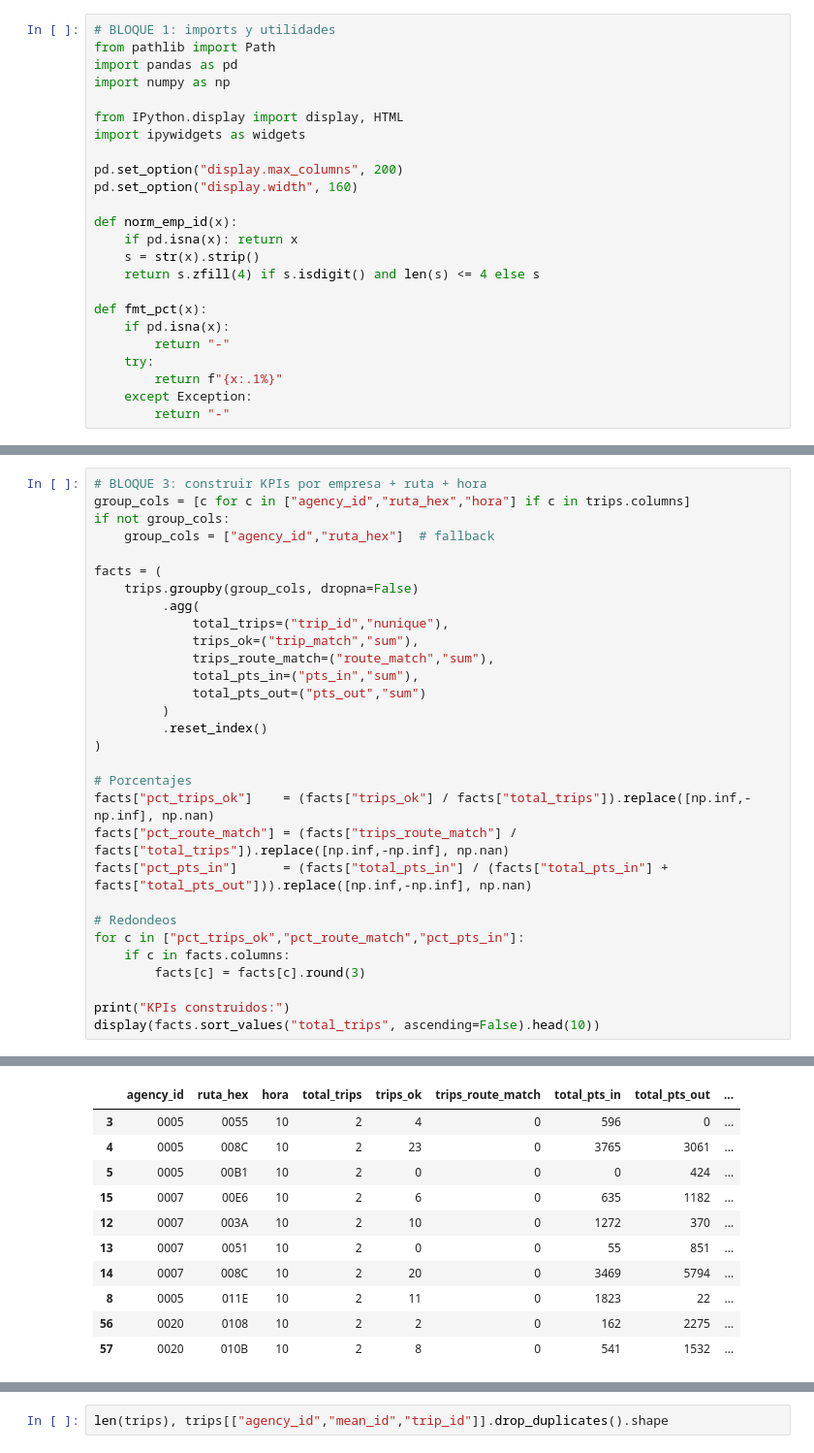
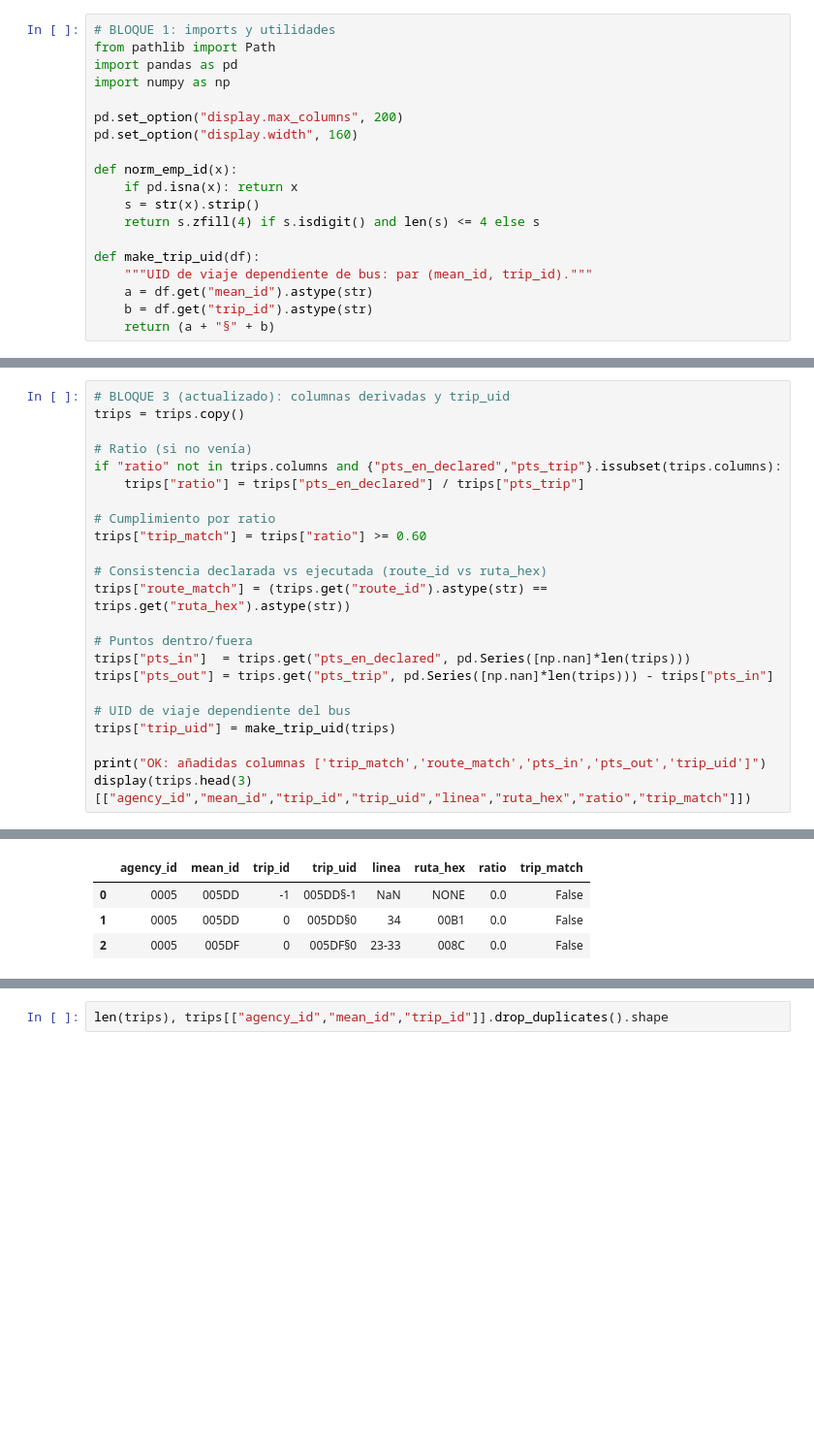
Before and after one commit to alantorresve/cumplimiento-rutas-h3, a Jupyter notebook: app.ipynb, the cells around one changed output, grey strips where cells are left out. Shown: that part at 97% size. Drawn from its saved outputs; the diff is of its cells as text; blank space fills up the shorter version.

```diff
--- a/app.ipynb
+++ b/app.ipynb
@@ -26,9 +3,6 @@ Note: you may need to restart the kernel to use updated packages.
 from pathlib import Path
 import pandas as pd
 import numpy as np
-
-from IPython.display import display, HTML
-import ipywidgets as widgets
 
 pd.set_option("display.max_columns", 200)
 pd.set_option("display.width", 160)
@@ -38,11 +12,9 @@ def norm_emp_id(x):
     s = str(x).strip()
     return s.zfill(4) if s.isdigit() and len(s) <= 4 else s
 
-def fmt_pct(x):
-    if pd.isna(x):
-        return "-"
-    try:
-        return f"{x:.1%}"
-    except Exception:
-        return "-"
+def make_trip_uid(df):
+    """UID de viaje dependiente de bus: par (mean_id, trip_id)."""
+    a = df.get("mean_id").astype(str)
+    b = df.get("trip_id").astype(str)
+    return (a + "§" + b)
 # %%
@@ -93,31 +72,24 @@ shape: (521, 14)
 # %%
-# BLOQUE 3: construir KPIs por empresa + ruta + hora
-group_cols = [c for c in ["agency_id","ruta_hex","hora"] if c in trips.columns]
-if not group_cols:
-    group_cols = ["agency_id","ruta_hex"]  # fallback
+# BLOQUE 3 (actualizado): columnas derivadas y trip_uid
+trips = trips.copy()
 
-facts = (
-    trips.groupby(group_cols, dropna=False)
-         .agg(
-             total_trips=("trip_id","nunique"),
-             trips_ok=("trip_match","sum"),
-             trips_route_match=("route_match","sum"),
-             total_pts_in=("pts_in","sum"),
-             total_pts_out=("pts_out","sum")
-         )
-         .reset_index()
-)
+# Ratio (si no venía)
+if "ratio" not in trips.columns and {"pts_en_declared","pts_trip"}.issubset(trips.columns):
+    trips["ratio"] = trips["pts_en_declared"] / trips["pts_trip"]
 
-# Porcentajes
-facts["pct_trips_ok"]    = (facts["trips_ok"] / facts["total_trips"]).replace([np.inf,-np.inf], np.nan)
-facts["pct_route_match"] = (facts["trips_route_match"] / facts["total_trips"]).replace([np.inf,-np.inf], np.nan)
-facts["pct_pts_in"]      = (facts["total_pts_in"] / (facts["total_pts_in"] + facts["total_pts_out"])).replace([np.inf,-np.inf], np.nan)
+# Cumplimiento por ratio
+trips["trip_match"] = trips["ratio"] >= 0.60
 
-# Redondeos
-for c in ["pct_trips_ok","pct_route_match","pct_pts_in"]:
-    if c in facts.columns:
-        facts[c] = facts[c].round(3)
+# Consistencia declarada vs ejecutada (route_id vs ruta_hex)
+trips["route_match"] = (trips.get("route_id").astype(str) == trips.get("ruta_hex").astype(str))
 
-print("KPIs construidos:")
-display(facts.sort_values("total_trips", ascending=False).head(10))
+# Puntos dentro/fuera
+trips["pts_in"]  = trips.get("pts_en_declared", pd.Series([np.nan]*len(trips)))
+trips["pts_out"] = trips.get("pts_trip", pd.Series([np.nan]*len(trips))) - trips["pts_in"]
+
+# UID de viaje dependiente del bus
+trips["trip_uid"] = make_trip_uid(trips)
+
+print("OK: añadidas columnas ['trip_match','route_match','pts_in','pts_out','trip_uid']")
+display(trips.head(3)[["agency_id","mean_id","trip_id","trip_uid","linea","ruta_hex","ratio","trip_match"]])
 # %% [output]
@@ -125,12 +97,5 @@ KPIs construidos:
-|  | agency_id | ruta_hex | hora | total_trips | trips_ok | trips_route_match | total_pts_in | total_pts_out | ... |
-| 3 | 0005 | 0055 | 10 | 2 | 4 | 0 | 596 | 0 | ... |
-| 4 | 0005 | 008C | 10 | 2 | 23 | 0 | 3765 | 3061 | ... |
-| 5 | 0005 | 00B1 | 10 | 2 | 0 | 0 | 0 | 424 | ... |
-| 15 | 0007 | 00E6 | 10 | 2 | 6 | 0 | 635 | 1182 | ... |
-| 12 | 0007 | 003A | 10 | 2 | 10 | 0 | 1272 | 370 | ... |
-| 13 | 0007 | 0051 | 10 | 2 | 0 | 0 | 55 | 851 | ... |
-| 14 | 0007 | 008C | 10 | 2 | 20 | 0 | 3469 | 5794 | ... |
-| 8 | 0005 | 011E | 10 | 2 | 11 | 0 | 1823 | 22 | ... |
-| 56 | 0020 | 0108 | 10 | 2 | 2 | 0 | 162 | 2275 | ... |
-| 57 | 0020 | 010B | 10 | 2 | 8 | 0 | 541 | 1532 | ... |
+|  | agency_id | mean_id | trip_id | trip_uid | linea | ruta_hex | ratio | trip_match |
+| 0 | 0005 | 005DD | -1 | 005DD§-1 | NaN | NONE | 0.0 | False |
+| 1 | 0005 | 005DD | 0 | 005DD§0 | 34 | 00B1 | 0.0 | False |
+| 2 | 0005 | 005DF | 0 | 005DF§0 | 23-33 | 008C | 0.0 | False |
 # %%
```
Also changed, not shown: parts of 27 cells of this notebook, 9 other files.
